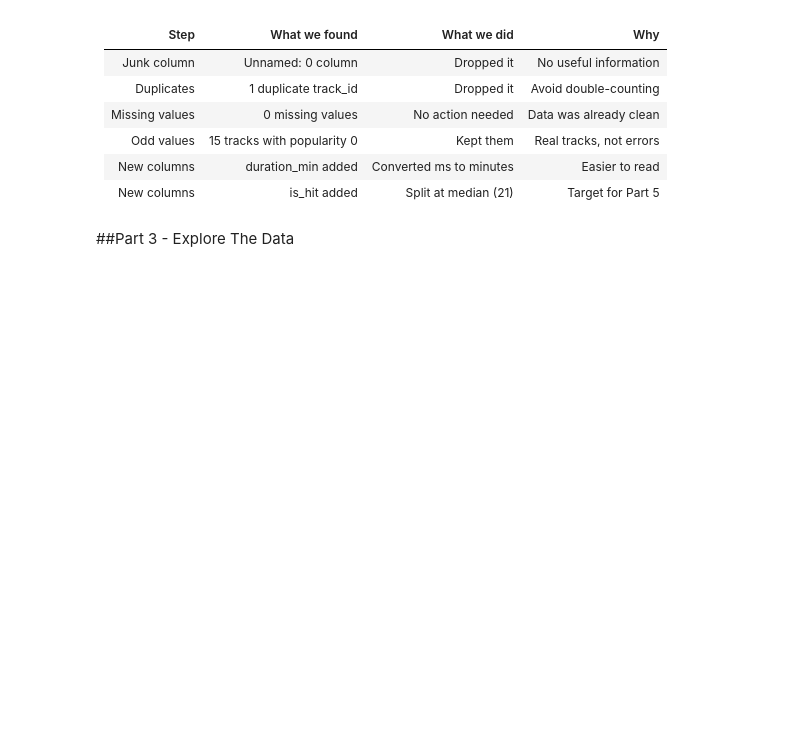
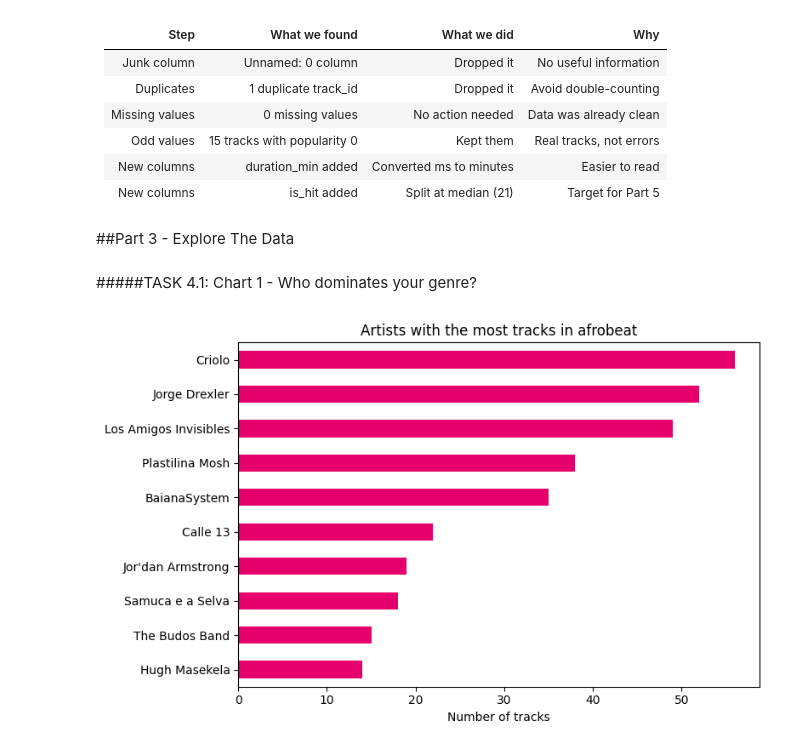
Before and after one commit to Tdaniels4real/music-popularity-capstone, a Jupyter notebook: music_popularity_capstone.ipynb, the cells around one changed output. Drawn from its saved outputs; the diff is of its cells as text; code cells hidden in the pictures; blank space fills up the shorter version.

Commit message:
"Part 3 Charts 1 and 2 complete"

```diff
--- a/music_popularity_capstone.ipynb
+++ b/music_popularity_capstone.ipynb
@@ -383,3 +370,18 @@ Name: count, dtype: int64
 | New columns | is_hit added | Split at median (21) | Target for Part 5 |
 # %% [markdown]
 ##Part 3 - Explore The Data
+# %% [markdown]
+#####TASK 4.1:
+Chart 1 - Who dominates your genre?
+# %%
+top = df['artists'].value_counts().head(10)
+
+plt.figure(figsize=(8, 5))
+top.sort_values().plot(kind='barh', color='#E6006B')
+plt.title(f'Artists with the most tracks in {GENRE}')
+plt.xlabel('Number of tracks')
+plt.ylabel('')
+plt.tight_layout()
+plt.show()
+# %% [output]
+[figure, added]
```
Also changed, not shown: parts of 13 cells of this notebook.
